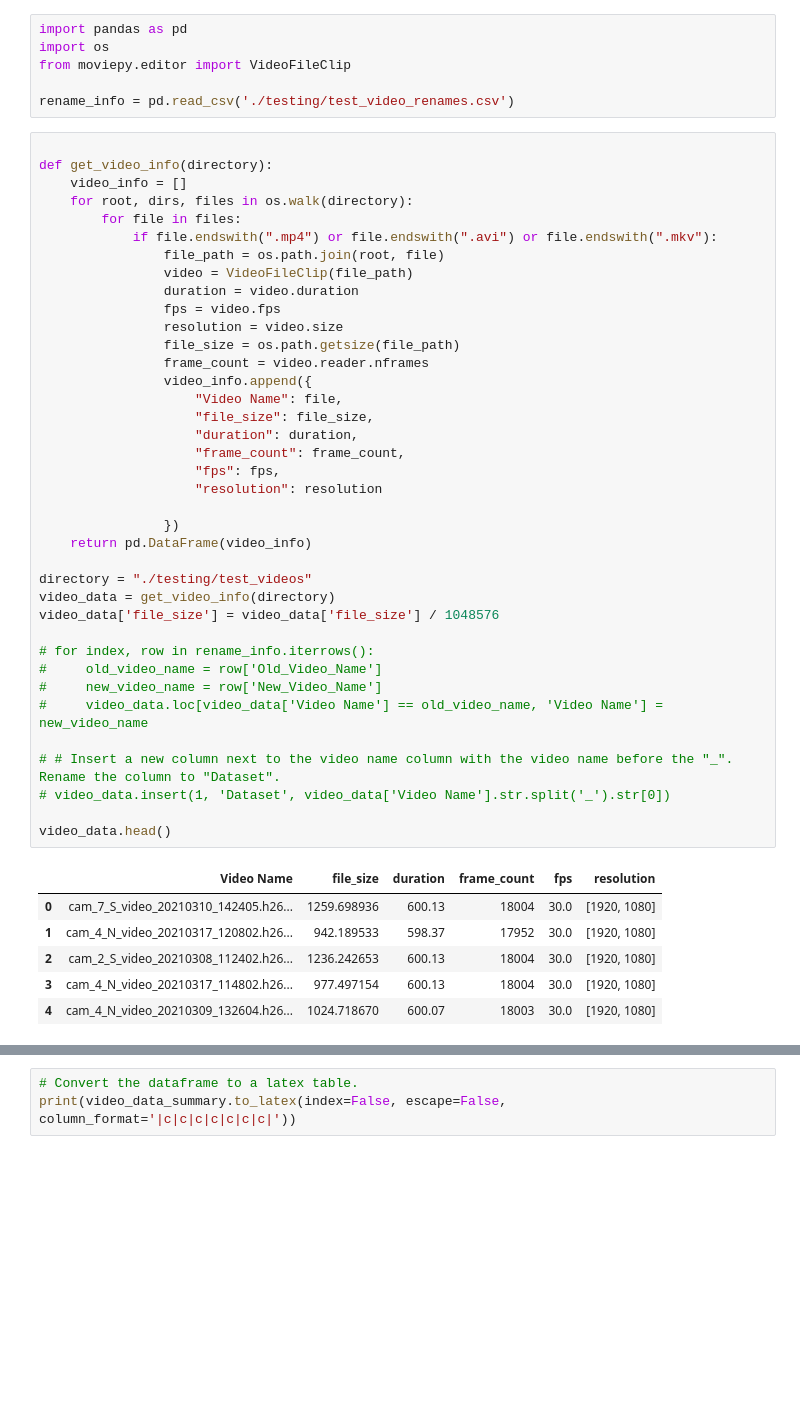
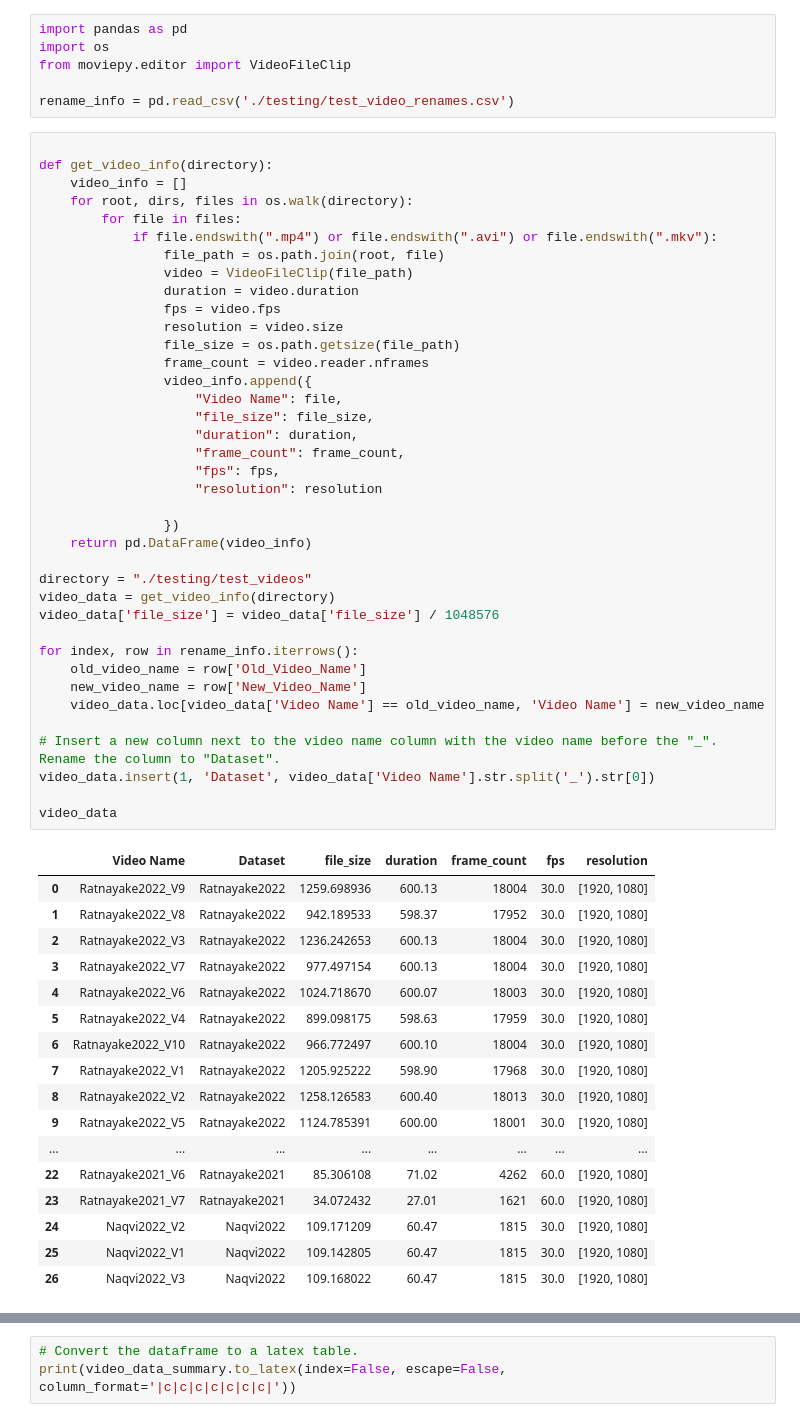
Before and after one commit to malikaratnayake/EcoMotionZip, a Jupyter notebook: result_evaluation.ipynb, the cells around one changed output, grey strips where cells are left out. Cells and saved outputs as stored; diff of their text form; blank space fills up the shorter version.

```diff
--- a/result_evaluation.ipynb
+++ b/result_evaluation.ipynb
@@ -14,46 +14,57 @@ rename_info = pd.read_csv('./testing/test_video_renames.csv')
 def get_video_info(directory):
     video_info = []
     for root, dirs, files in os.walk(directory):
         for file in files:
             if file.endswith(".mp4") or file.endswith(".avi") or file.endswith(".mkv"):
                 file_path = os.path.join(root, file)
                 video = VideoFileClip(file_path)
                 duration = video.duration
                 fps = video.fps
                 resolution = video.size
                 file_size = os.path.getsize(file_path)
                 frame_count = video.reader.nframes
                 video_info.append({
                     "Video Name": file,
                     "file_size": file_size,
                     "duration": duration,
                     "frame_count": frame_count,
                     "fps": fps,
                     "resolution": resolution
 
                 })
     return pd.DataFrame(video_info)
 
 directory = "./testing/test_videos"
 video_data = get_video_info(directory)
 video_data['file_size'] = video_data['file_size'] / 1048576
 
-# for index, row in rename_info.iterrows():
-#     old_video_name = row['Old_Video_Name']
-#     new_video_name = row['New_Video_Name']
-#     video_data.loc[video_data['Video Name'] == old_video_name, 'Video Name'] = new_video_name
+for index, row in rename_info.iterrows():
+    old_video_name = row['Old_Video_Name']
+    new_video_name = row['New_Video_Name']
+    video_data.loc[video_data['Video Name'] == old_video_name, 'Video Name'] = new_video_name
 
-# # Insert a new column next to the video name column with the video name before the "_". Rename the column to "Dataset".
-# video_data.insert(1, 'Dataset', video_data['Video Name'].str.split('_').str[0])
+# Insert a new column next to the video name column with the video name before the "_". Rename the column to "Dataset".
+video_data.insert(1, 'Dataset', video_data['Video Name'].str.split('_').str[0])
 
-video_data.head()
+video_data
 # %% [output]
-|  | Video Name | file_size | duration | frame_count | fps | resolution |
-| 0 | cam_7_S_video_20210310_142405.h26... | 1259.698936 | 600.13 | 18004 | 30.0 | [1920, 1080] |
-| 1 | cam_4_N_video_20210317_120802.h26... | 942.189533 | 598.37 | 17952 | 30.0 | [1920, 1080] |
-| 2 | cam_2_S_video_20210308_112402.h26... | 1236.242653 | 600.13 | 18004 | 30.0 | [1920, 1080] |
-| 3 | cam_4_N_video_20210317_114802.h26... | 977.497154 | 600.13 | 18004 | 30.0 | [1920, 1080] |
-| 4 | cam_4_N_video_20210309_132604.h26... | 1024.718670 | 600.07 | 18003 | 30.0 | [1920, 1080] |
+|  | Video Name | Dataset | file_size | duration | frame_count | fps | resolution |
+| 0 | Ratnayake2022_V9 | Ratnayake2022 | 1259.698936 | 600.13 | 18004 | 30.0 | [1920, 1080] |
+| 1 | Ratnayake2022_V8 | Ratnayake2022 | 942.189533 | 598.37 | 17952 | 30.0 | [1920, 1080] |
+| 2 | Ratnayake2022_V3 | Ratnayake2022 | 1236.242653 | 600.13 | 18004 | 30.0 | [1920, 1080] |
+| 3 | Ratnayake2022_V7 | Ratnayake2022 | 977.497154 | 600.13 | 18004 | 30.0 | [1920, 1080] |
+| 4 | Ratnayake2022_V6 | Ratnayake2022 | 1024.718670 | 600.07 | 18003 | 30.0 | [1920, 1080] |
+| 5 | Ratnayake2022_V4 | Ratnayake2022 | 899.098175 | 598.63 | 17959 | 30.0 | [1920, 1080] |
+| 6 | Ratnayake2022_V10 | Ratnayake2022 | 966.772497 | 600.10 | 18004 | 30.0 | [1920, 1080] |
+| 7 | Ratnayake2022_V1 | Ratnayake2022 | 1205.925222 | 598.90 | 17968 | 30.0 | [1920, 1080] |
+| 8 | Ratnayake2022_V2 | Ratnayake2022 | 1258.126583 | 600.40 | 18013 | 30.0 | [1920, 1080] |
+| 9 | Ratnayake2022_V5 | Ratnayake2022 | 1124.785391 | 600.00 | 18001 | 30.0 | [1920, 1080] |
+| ... | ... | ... | ... | ... | ... | ... | ... |
+| 22 | Ratnayake2021_V6 | Ratnayake2021 | 85.306108 | 71.02 | 4262 | 60.0 | [1920, 1080] |
+| 23 | Ratnayake2021_V7 | Ratnayake2021 | 34.072432 | 27.01 | 1621 | 60.0 | [1920, 1080] |
+| 24 | Naqvi2022_V2 | Naqvi2022 | 109.171209 | 60.47 | 1815 | 30.0 | [1920, 1080] |
+| 25 | Naqvi2022_V1 | Naqvi2022 | 109.142805 | 60.47 | 1815 | 30.0 | [1920, 1080] |
+| 26 | Naqvi2022_V3 | Naqvi2022 | 109.168022 | 60.47 | 1815 | 30.0 | [1920, 1080] |
 # %%
 
 video_data_summary = video_data.groupby(['Dataset']).sum()
```
Also changed, not shown: parts of 1 cell of this notebook, 3 other files.
